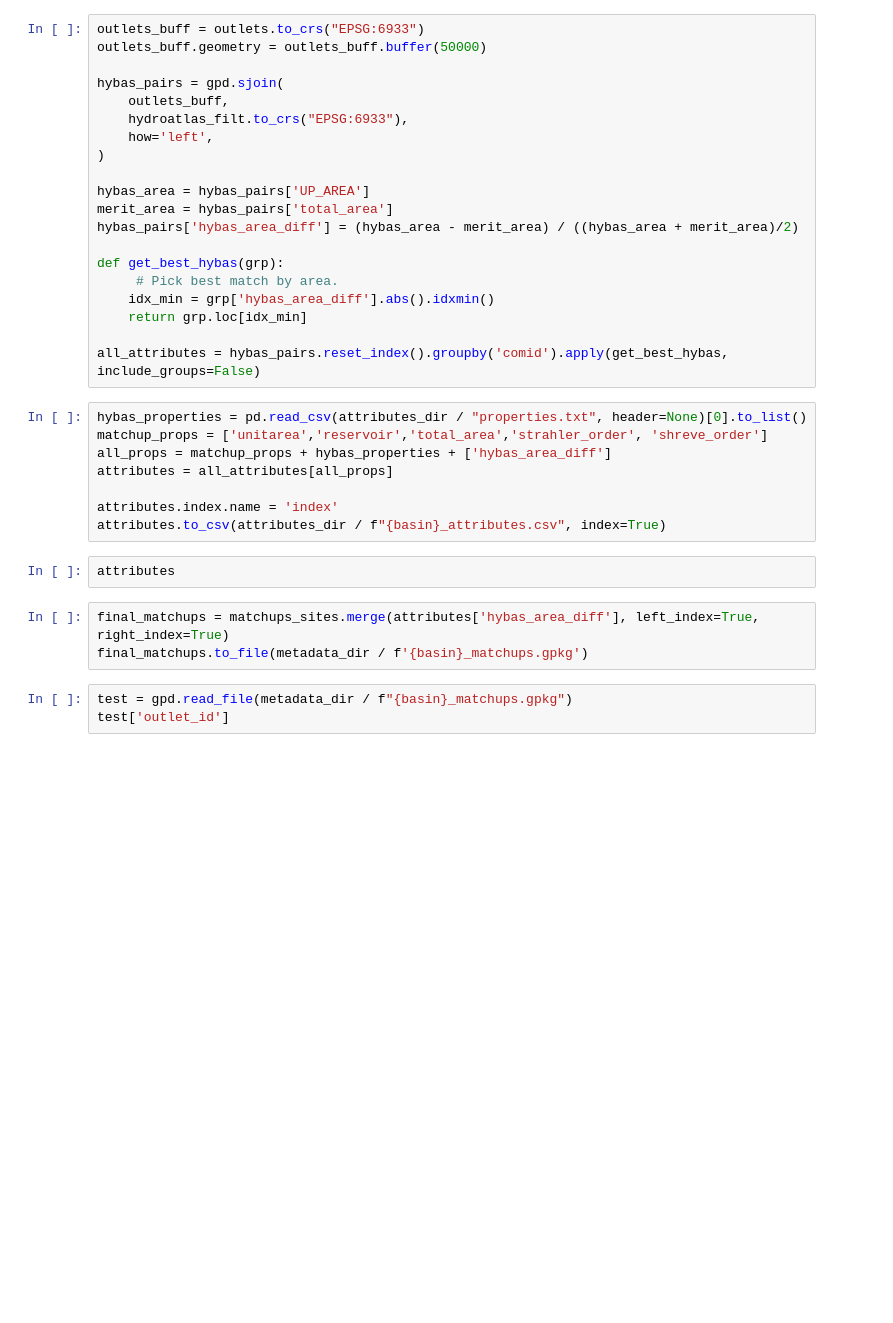
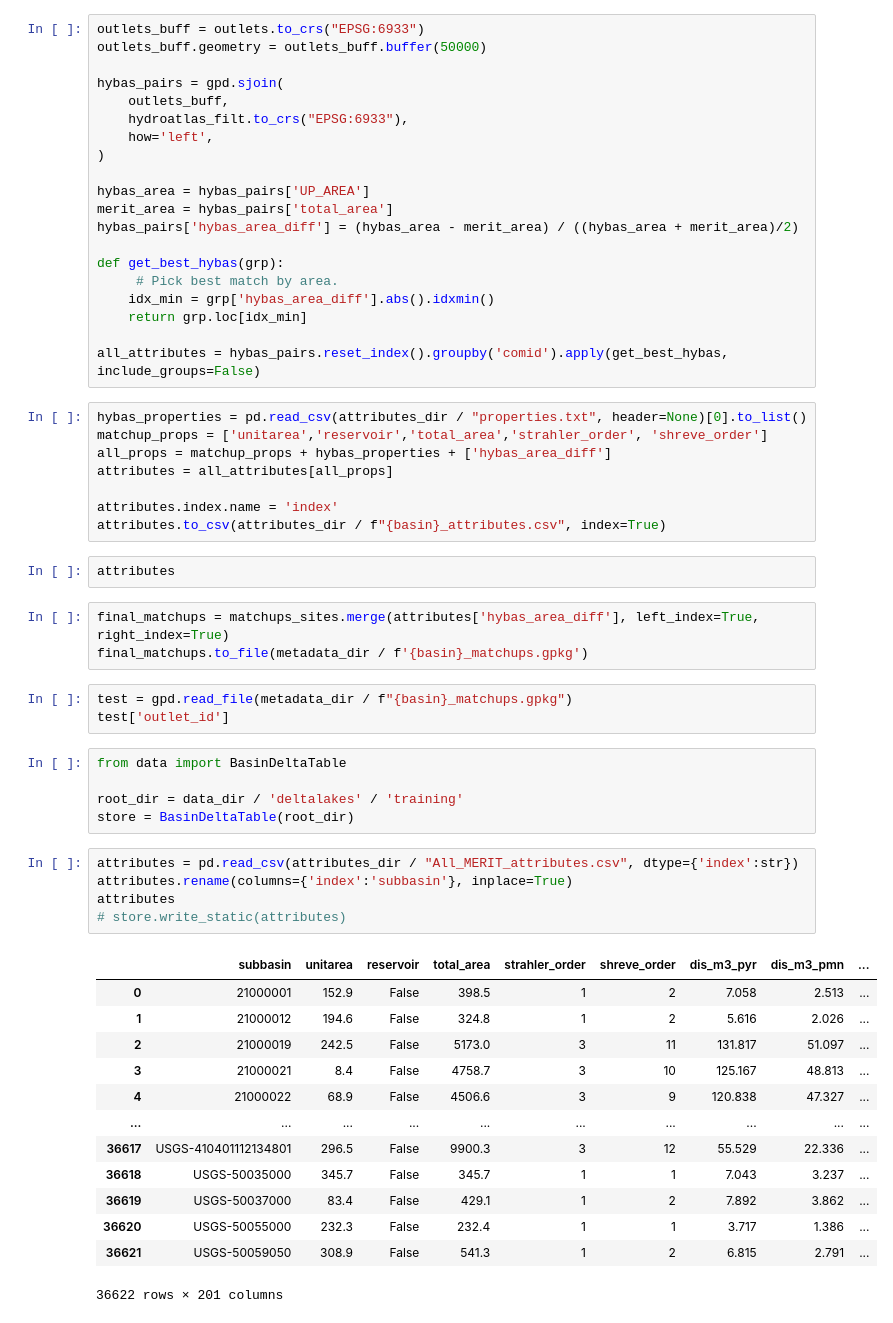
Before and after one commit to Fluvial-UMass/swot-ml, a Jupyter notebook: notebooks/reservoirs/preprocess/1_matchups.ipynb, the cells around one changed output. Drawn from its saved outputs; the diff is of its cells as text; blank space fills up the shorter version.

Commit message:
single deltalake schema

```diff
--- a/notebooks/reservoirs/preprocess/1_matchups.ipynb
+++ b/notebooks/reservoirs/preprocess/1_matchups.ipynb
@@ -214,3 +265,27 @@ final_matchups.to_file(metadata_dir / f'{basin}_matchups.gpkg')
 # %%
 test = gpd.read_file(metadata_dir / f"{basin}_matchups.gpkg")
 test['outlet_id']
+# %%
+from data import BasinDeltaTable
+
+root_dir = data_dir / 'deltalakes' / 'training'
+store = BasinDeltaTable(root_dir)
+# %%
+attributes = pd.read_csv(attributes_dir / "All_MERIT_attributes.csv", dtype={'index':str})
+attributes.rename(columns={'index':'subbasin'}, inplace=True)
+attributes
+# store.write_static(attributes)
+# %% [output]
+|  | subbasin | unitarea | reservoir | total_area | strahler_order | shreve_order | dis_m3_pyr | dis_m3_pmn | ... |
+| 0 | 21000001 | 152.9 | False | 398.5 | 1 | 2 | 7.058 | 2.513 | ... |
+| 1 | 21000012 | 194.6 | False | 324.8 | 1 | 2 | 5.616 | 2.026 | ... |
+| 2 | 21000019 | 242.5 | False | 5173.0 | 3 | 11 | 131.817 | 51.097 | ... |
+| 3 | 21000021 | 8.4 | False | 4758.7 | 3 | 10 | 125.167 | 48.813 | ... |
+| 4 | 21000022 | 68.9 | False | 4506.6 | 3 | 9 | 120.838 | 47.327 | ... |
+| ... | ... | ... | ... | ... | ... | ... | ... | ... | ... |
+| 36617 | USGS-410401112134801 | 296.5 | False | 9900.3 | 3 | 12 | 55.529 | 22.336 | ... |
+| 36618 | USGS-50035000 | 345.7 | False | 345.7 | 1 | 1 | 7.043 | 3.237 | ... |
+| 36619 | USGS-50037000 | 83.4 | False | 429.1 | 1 | 2 | 7.892 | 3.862 | ... |
+| 36620 | USGS-50055000 | 232.3 | False | 232.4 | 1 | 1 | 3.717 | 1.386 | ... |
+| 36621 | USGS-50059050 | 308.9 | False | 541.3 | 1 | 2 | 6.815 | 2.791 | ... |
+36622 rows × 201 columns
```
Also changed, not shown: parts of 11 cells of this notebook, 11 other files.
